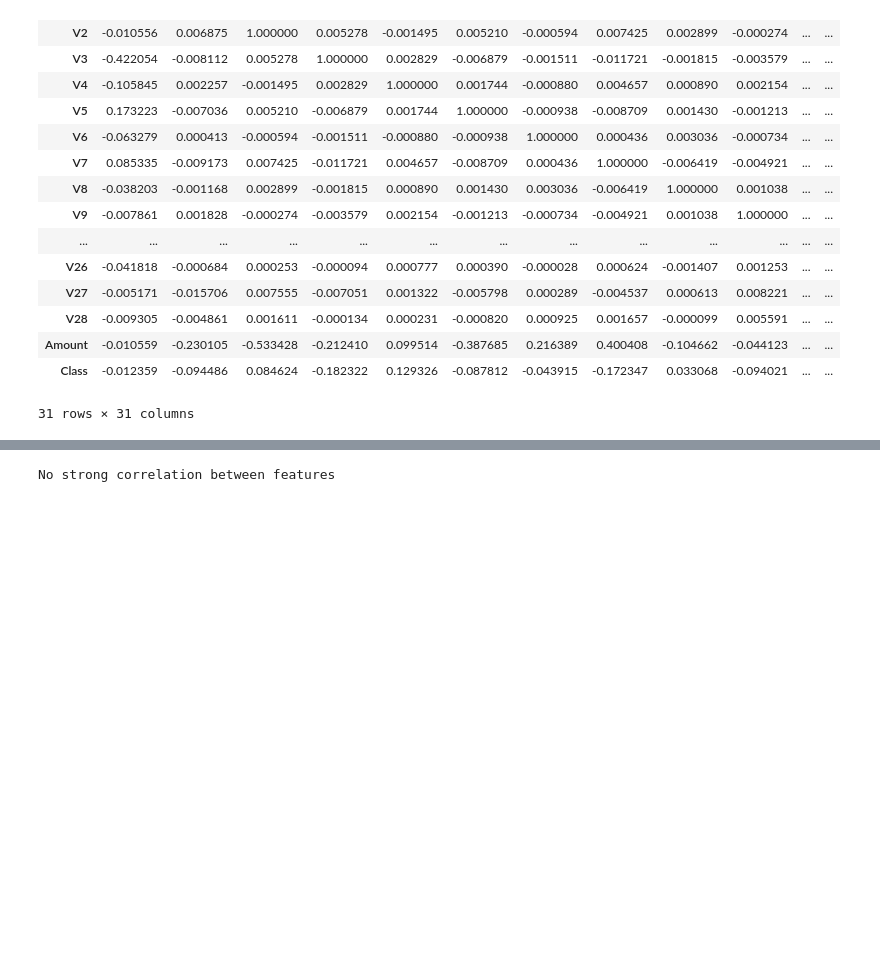
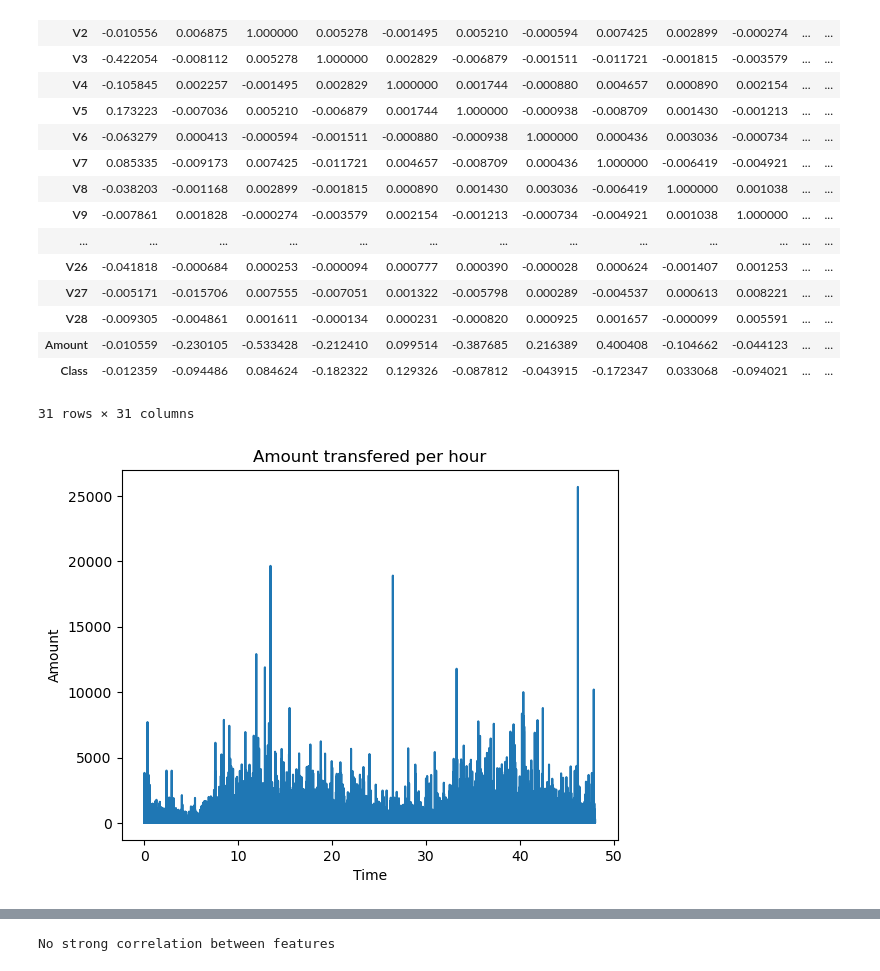
Before and after one commit to ShahadAlharbi21/fraud-detection-ml, a Jupyter notebook: fraud_detection.ipynb, the cells around one changed output, grey strips where cells are left out. Cells and saved outputs as stored; diff of their text form; code cells hidden in the pictures; blank space fills up the shorter version.

Commit message:
Added more data visualisation

```diff
--- a/fraud_detection.ipynb
+++ b/fraud_detection.ipynb
@@ -253,3 +253,13 @@ df.corr()
 | Amount | -0.010559 | -0.230105 | -0.533428 | -0.212410 | 0.099514 | -0.387685 | 0.216389 | 0.400408 | -0.104662 | -0.044123 | ... | ... |
 | Class | -0.012359 | -0.094486 | 0.084624 | -0.182322 | 0.129326 | -0.087812 | -0.043915 | -0.172347 | 0.033068 | -0.094021 | ... | ... |
 31 rows × 31 columns
+# %%
+X = df['Time']
+Y = df['Amount']
+plt.plot(X, Y)
+plt.xlabel("Time")
+plt.ylabel("Amount")
+plt.title("Amount transfered per hour")
+plt.show()
+# %% [output]
+[figure, added]
```
Also changed, not shown: parts of 1 cell of this notebook.
